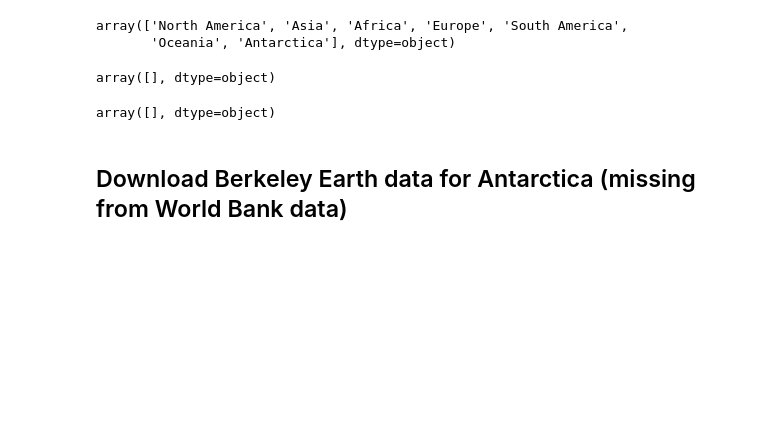
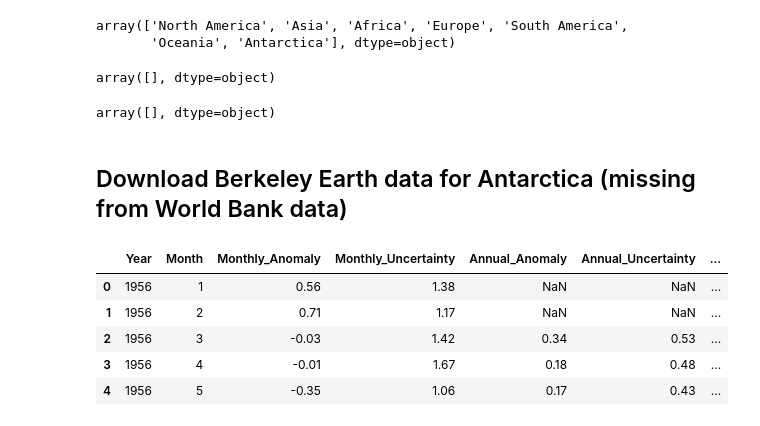
Before and after one commit to DominicSimpson/climatechange_machinelearningproject_worldbankdata, a Jupyter notebook: climatechageproject_worldbankdata.ipynb, the cells around one changed output. Saved outputs shown, nothing was run; the diff lists cells and outputs as text; code cells hidden in the pictures; blank space fills up the shorter version.

Commit message:
Added Berkeley Earth data for Antarctica

```diff
--- a/climatechageproject_worldbankdata.ipynb
+++ b/climatechageproject_worldbankdata.ipynb
@@ -735,7 +735,7 @@ array([], dtype=object)
 # %%
 df_antarctica = pd.read_csv(
     "data/antarctica-TAVG-Trend.txt",
-    comment="%",
-    delim_whitespace=True,
-    header=None
+    comment="%", # ignore header metadata (there's a lot)
+    sep=r"\s+", # ensure regex on whitespace behaves properly
+    header=None # data file has no column names
 )
@@ -755,0 +742,24 @@ df_antarctica = pd.read_csv(
+# %%
+df_antarctica.columns = [
+    "Year",
+    "Month",
+    "Monthly_Anomaly",
+    "Monthly_Uncertainty",
+    "Annual_Anomaly",
+    "Annual_Uncertainty",
+    "FiveYear_Anomaly",
+    "FiveYear_Uncertainty",
+    "TenYear_Anomaly",
+    "TenYear_Uncertainty",
+    "TwentyYear_Anomaly",
+    "TwentyYear_Uncertainty",
+]
+# %%
+df_antarctica.head()
+# %% [output]
+|  | Year | Month | Monthly_Anomaly | Monthly_Uncertainty | Annual_Anomaly | Annual_Uncertainty | ... |
+| 0 | 1956 | 1 | 0.56 | 1.38 | NaN | NaN | ... |
+| 1 | 1956 | 2 | 0.71 | 1.17 | NaN | NaN | ... |
+| 2 | 1956 | 3 | -0.03 | 1.42 | 0.34 | 0.53 | ... |
+| 3 | 1956 | 4 | -0.01 | 1.67 | 0.18 | 0.48 | ... |
+| 4 | 1956 | 5 | -0.35 | 1.06 | 0.17 | 0.43 | ... |
```
Also changed, not shown: parts of 1 cell of this notebook.
